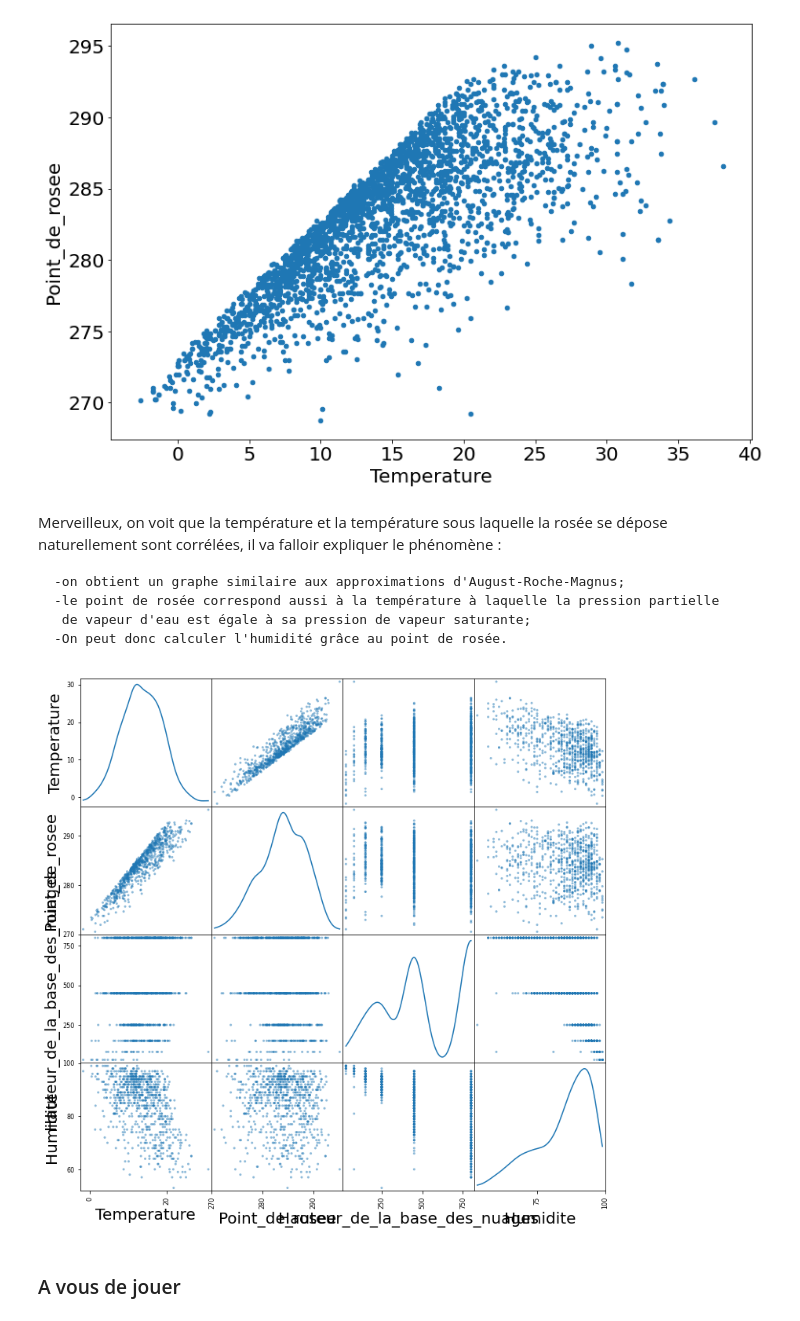
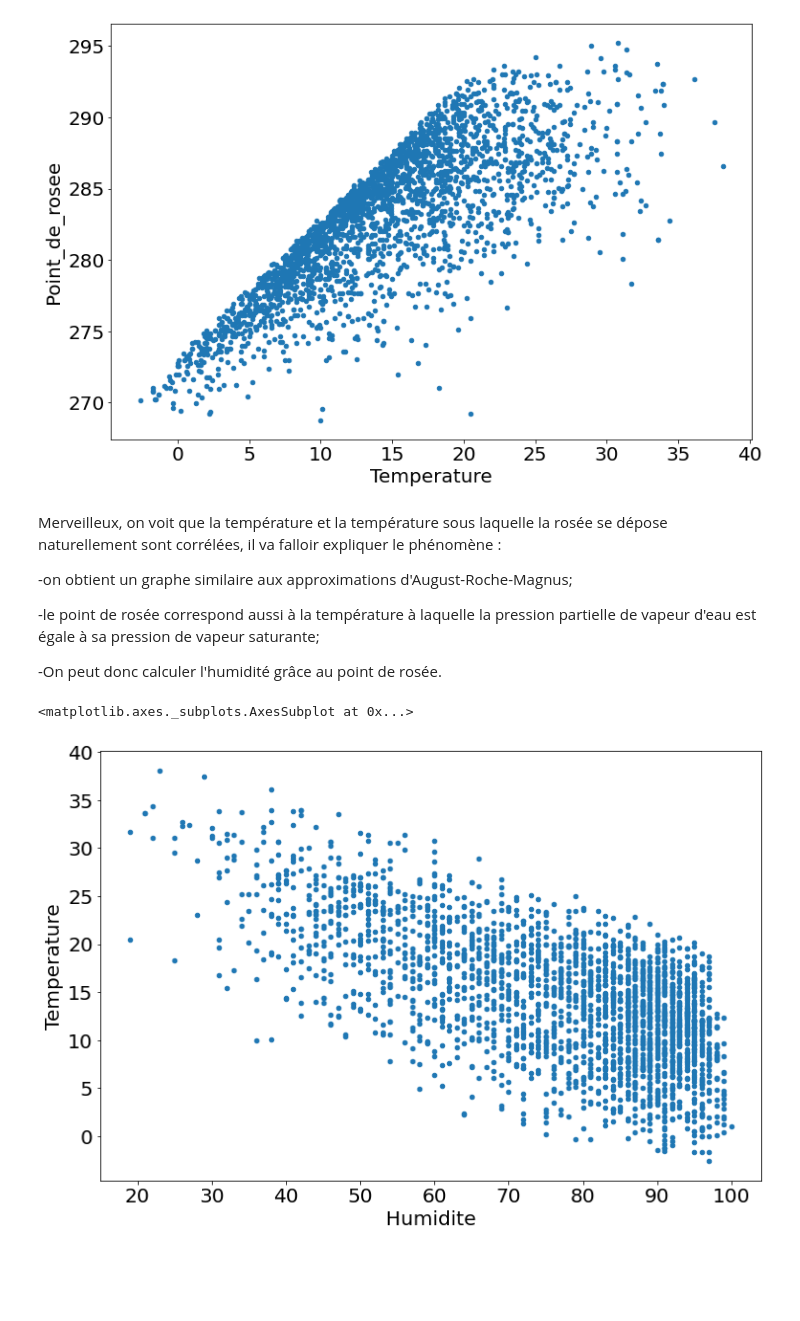
Before and after one commit to Aldedale32/ProjetNumCMI4, a Jupyter notebook: Meteo.ipynb, the cells around one changed output. Cells and saved outputs as stored; diff of their text form; code cells hidden in the pictures; blank space fills up the shorter version.

Commit message:
Jupyter notebook contenant les graphiques

```diff
--- a/Meteo.ipynb
+++ b/Meteo.ipynb
@@ -47,24 +47,15 @@ datsrc.plot.scatter(x="Temperature", y="Point_de_rosee")
 <matplotlib.axes._subplots.AxesSubplot at 0x...>
 [figure]
 # %% [markdown]
-Merveilleux, on voit que la température et la température sous laquelle la rosée se dépose naturellement sont corrélées,
-il va falloir expliquer le phénomène :
+Merveilleux, on voit que la température et la température sous laquelle la rosée se dépose naturellement sont corrélées, il va falloir expliquer le phénomène :
 
-    -on obtient un graphe similaire aux approximations d'August-Roche-Magnus;
-    -le point de rosée correspond aussi à la température à laquelle la pression partielle
-     de vapeur d'eau est égale à sa pression de vapeur saturante;
-    -On peut donc calculer l'humidité grâce au point de rosée.
+-on obtient un graphe similaire aux approximations d'August-Roche-Magnus;
+
+-le point de rosée correspond aussi à la température à laquelle la pression partielle de vapeur d'eau est égale à sa pression de vapeur saturante;
+
+-On peut donc calculer l'humidité grâce au point de rosée.
-# %%
-# Que se passe-t-il lorsqu'il y a des nuages à plus de 1000m d'altitude ?
-
-a = datsrc[datsrc.Hauteur_de_la_base_des_nuages < 1000]
-
-pd.plotting.scatter_matrix(
-    a[["Temperature","Point_de_rosee","Hauteur_de_la_base_des_nuages","Humidite"]],
-    diagonal="kde",
-    figsize=(12, 12)
-);
-# %% [output]
-[figure, removed]
-# %% [markdown]
-### A vous de jouer
+# %%
+datsrc.plot.scatter(x="Humidite", y="Temperature")
+# %% [output]
+<matplotlib.axes._subplots.AxesSubplot at 0x...>
+[figure, added]
```
Also changed, not shown: parts of 3 cells of this notebook.
